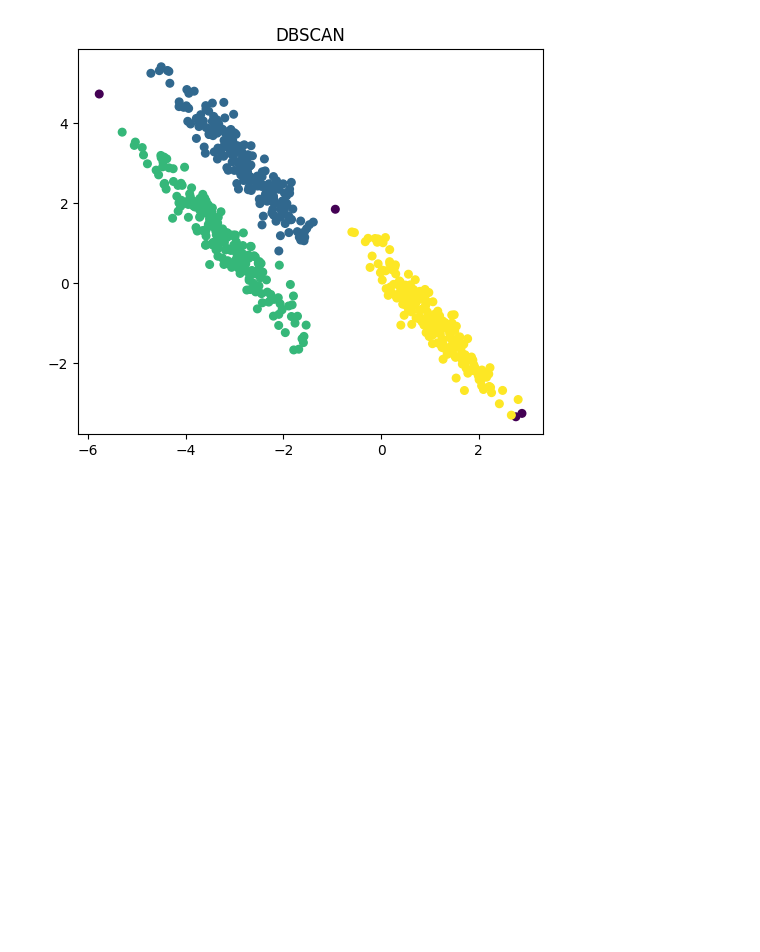
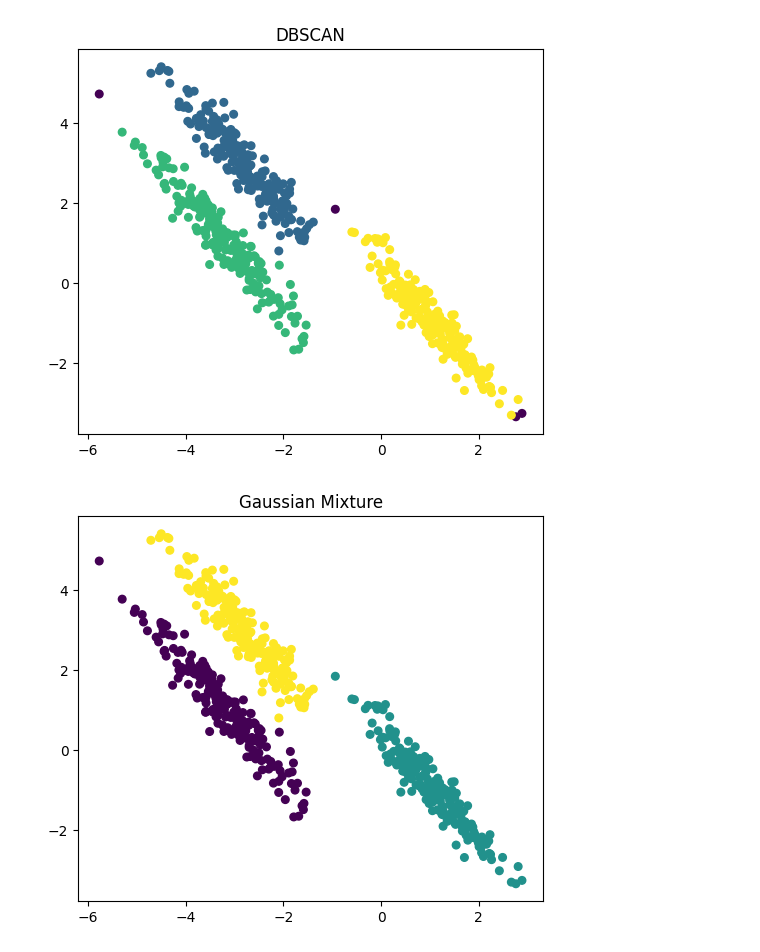
Before and after one commit to Ioann44/big-data-course, a Jupyter notebook: lw_3/Lab3_scikit-learn.ipynb, the cells around one changed output. Saved outputs shown, nothing was run; the diff lists cells and outputs as text; code cells hidden in the pictures; blank space fills up the shorter version.

```diff
--- a/lw_3/Lab3_scikit-learn.ipynb
+++ b/lw_3/Lab3_scikit-learn.ipynb
@@ -266,3 +267,15 @@ plt.title("DBSCAN")
 plt.show()
 # %% [output]
 [figure]
+# %%
+from sklearn.mixture import GaussianMixture
+
+gm = GaussianMixture(3)
+labels_gm = gm.fit_predict(X)
+
+plt.figure(figsize=(6, 5))
+plt.scatter(X[:, 0], X[:, 1], c=labels_gm, s=30, cmap="viridis")
+plt.title("Gaussian Mixture")
+plt.show()
+# %% [output]
+[figure, added]
```
Also changed, not shown: parts of 1 cell of this notebook.
